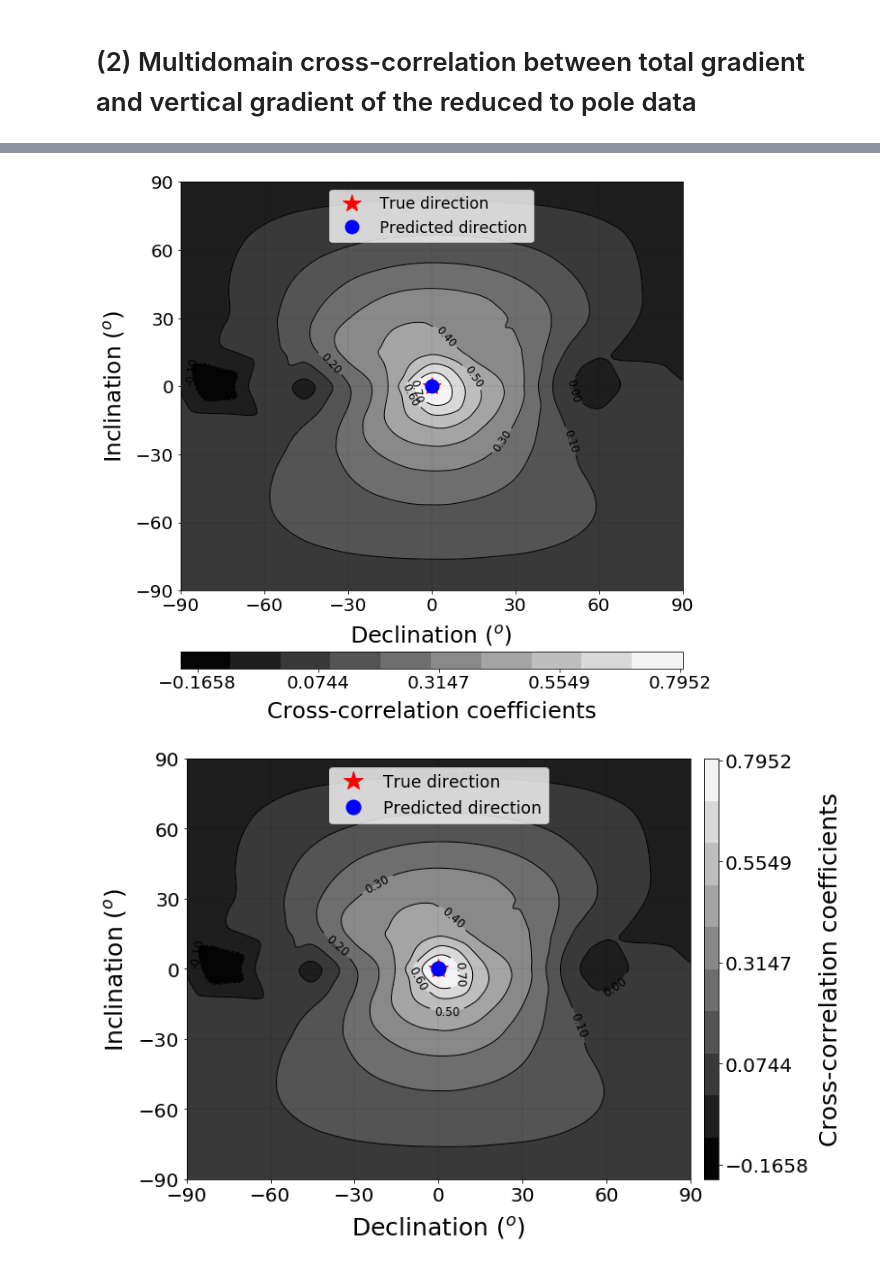
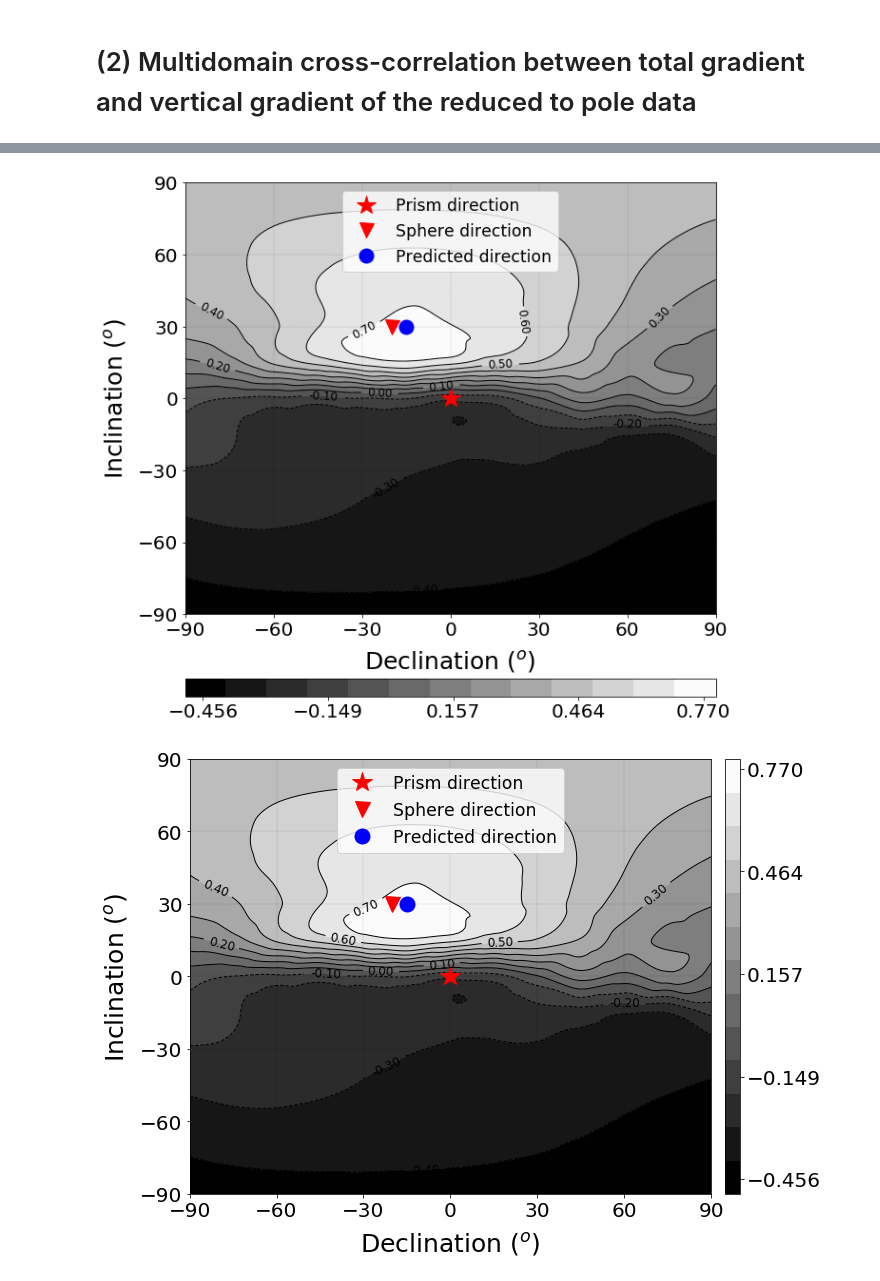
Before and after one commit to nelsondelimar/master, a Jupyter notebook: manuscript_correlation_R1/manuscript-simpletest2.ipynb, the cells around one changed output, grey strips where cells are left out. Cells and saved outputs as stored; diff of their text form; code cells hidden in the pictures.

```diff
--- a/manuscript_correlation_R1/manuscript-simpletest2.ipynb
+++ b/manuscript_correlation_R1/manuscript-simpletest2.ipynb
@@ -26,6 +26,6 @@ area = (-5000., 5000., -5000., 5000.)
 xo, yo, zo = grids.regular_grid(area, shape, -150.)
 # %%
 # Define inclination and declination of the regional magnetic field
-incf, decf, incs, decs = 10., 15., 0., 0.
+incf, decf, incs, decs = 30., -20., 0., 0.
 # %%
 # Define the dike models
@@ -547,17 +542,18 @@ datai = scipy.interpolate.griddata((inc.reshape(inc.size), dec.reshape(dec.size)
 # %%
 # Plot the final contour map of cross-correlation coefficients
 pyplot.figure(figsize=(10,10))
-ccfd = pyplot.contour(deci.reshape(shapei), inci.reshape(shapei), datai.reshape(shapei), 10, colors = 'k', linestyle = 'solid', linewidths = 1.)
+ccfd = pyplot.contour(deci.reshape(shapei), inci.reshape(shapei), datai.reshape(shapei), 12, colors = 'k', linestyle = 'solid', linewidths = 1.)
 pyplot.clabel(ccfd,  inline = 1, fontsize = 12, fmt = '%1.2f')
 
-csfd = pyplot.contourf(deci.reshape(shapei), inci.reshape(shapei), datai.reshape(shapei), 10,
+csfd = pyplot.contourf(deci.reshape(shapei), inci.reshape(shapei), datai.reshape(shapei), 12,
                        vmin = datai.min(), vmax = datai.max(), cmap = pyplot.cm.gray, alpha = 1)
 cb = pyplot.colorbar(csfd, shrink = 1., aspect = 30, fraction = 0.04, orientation = 'horizontal', pad = 0.125)
 cb.set_ticks(numpy.linspace(datai.min(), datai.max(), 5))
 cb.set_clim(datai.min(), datai.max())
-cb.set_label('Cross-correlation coefficients', fontsize = 25, labelpad = 10)
+#cb.set_label('Cross-correlation coefficients', fontsize = 25, labelpad = 10)
 cb.ax.tick_params(labelsize = 20)
-pyplot.plot(decs, incs, 'r*', label = 'True direction', markersize = 20)
+pyplot.plot(decs, incs, 'r*', label = 'Prism direction', markersize = 20)
+pyplot.plot(decf, incf, 'rv', label = 'Sphere direction', markersize = 15)
 pyplot.plot(decm, incm, 'bo', label = 'Predicted direction', markersize = 15)
 pyplot.xlabel('Declination $(^o)$', fontsize = 25, labelpad = 10)
 pyplot.ylabel('Inclination $(^o)$', fontsize = 25, labelpad = 10)
@@ -568,40 +564,41 @@ pyplot.ylim(inc.min(), inc.max())
 pyplot.legend(loc = 'upper center', fontsize = 'xx-large')
 pyplot.grid(color = 'k', linestyle='--', linewidth = 0.1)
 
-pyplot.savefig('figs/ccsd-final-r1-teste2.png', dpi = 300, bbox_inches = 'tight', transparent = True)
-pyplot.savefig('figs/ccsd-final-r1-teste2.pdf', dpi = 300, bbox_inches = 'tight', transparent = True)
+pyplot.savefig('figs/test02-fig05-correlation-space.png', dpi = 300, bbox_inches = 'tight', transparent = True)
+pyplot.savefig('figs/test02-fig05-correlation-space.pdf', dpi = 300, bbox_inches = 'tight', transparent = True)
 pyplot.show()
 # %% [output]
-[figure, old version]
+[figure, new version]
 # %%
 # Plot the final contour map of cross-correlation coefficients
 pyplot.figure(figsize=(10, 8))
-ccfd = pyplot.contour(deci.reshape(shapei), inci.reshape(shapei), datai.reshape(shapei), 10, colors = 'k', linestyle = 'solid', linewidths = 1.)
+ccfd = pyplot.contour(deci.reshape(shapei), inci.reshape(shapei), datai.reshape(shapei), 12, colors = 'k', linestyle = 'solid', linewidths = 1.)
 pyplot.clabel(ccfd,  inline = 1, fontsize = 12, fmt = '%1.2f')
 
-csfd = pyplot.contourf(deci.reshape(shapei), inci.reshape(shapei), datai.reshape(shapei), 10,
+csfd = pyplot.contourf(deci.reshape(shapei), inci.reshape(shapei), datai.reshape(shapei), 12,
                        vmin = datai.min(), vmax = datai.max(), cmap = pyplot.cm.gray, alpha = 1)
 cb = pyplot.colorbar(csfd, shrink = 1., aspect = 30, fraction = 0.04, orientation = 'vertical', pad = 0.025)
 cb.set_ticks(numpy.linspace(datai.min(), datai.max(), 5))
 cb.set_clim(datai.min(), datai.max())
-cb.set_label('Cross-correlation coefficients', fontsize = 25, labelpad = 10)
+#cb.set_label('Cross-correlation coefficients', fontsize = 25, labelpad = 10)
 cb.ax.tick_params(labelsize = 20)
-pyplot.plot(decs, incs, 'r*', label = 'True direction', markersize = 20)
+pyplot.plot(decs, incs, 'r*', label = 'Prism direction', markersize = 20)
+pyplot.plot(decf, incf, 'rv', label = 'Sphere direction', markersize = 15)
 pyplot.plot(decm, incm, 'bo', label = 'Predicted direction', markersize = 15)
 pyplot.xlabel('Declination $(^o)$', fontsize = 25, labelpad = 10)
 pyplot.ylabel('Inclination $(^o)$', fontsize = 25, labelpad = 10)
 pyplot.xticks(numpy.linspace(dec.min(), dec.max(), 7), fontsize = 20)
 pyplot.yticks(numpy.linspace(inc.min(), inc.max(), 7), fontsize = 20)
 pyplot.xlim(dec.min(), dec.max())
 pyplot.ylim(inc.min(), inc.max())
 pyplot.legend(loc = 'upper center', fontsize = 'xx-large')
 pyplot.grid(color = 'k', linestyle='--', linewidth = 0.1)
 
-pyplot.savefig('figs/ccsd-final-r1-teste2(side).png', dpi = 300, bbox_inches = 'tight', transparent = True)
-pyplot.savefig('figs/ccsd-final-r1-teste2(side).pdf', dpi = 300, bbox_inches = 'tight', transparent = True)
+pyplot.savefig('figs/test02-fig05-correlation-space(side).png', dpi = 300, bbox_inches = 'tight', transparent = True)
+pyplot.savefig('figs/test02-fig05-correlation-space(side).pdf', dpi = 300, bbox_inches = 'tight', transparent = True)
 pyplot.show()
 # %% [output]
-[figure, old version]
+[figure, new version]
 # %%
 # Plot the final contour map of cross-correlation coefficients
 pyplot.figure(figsize=(10, 10))
```
Also changed, not shown: parts of 30 cells of this notebook.
